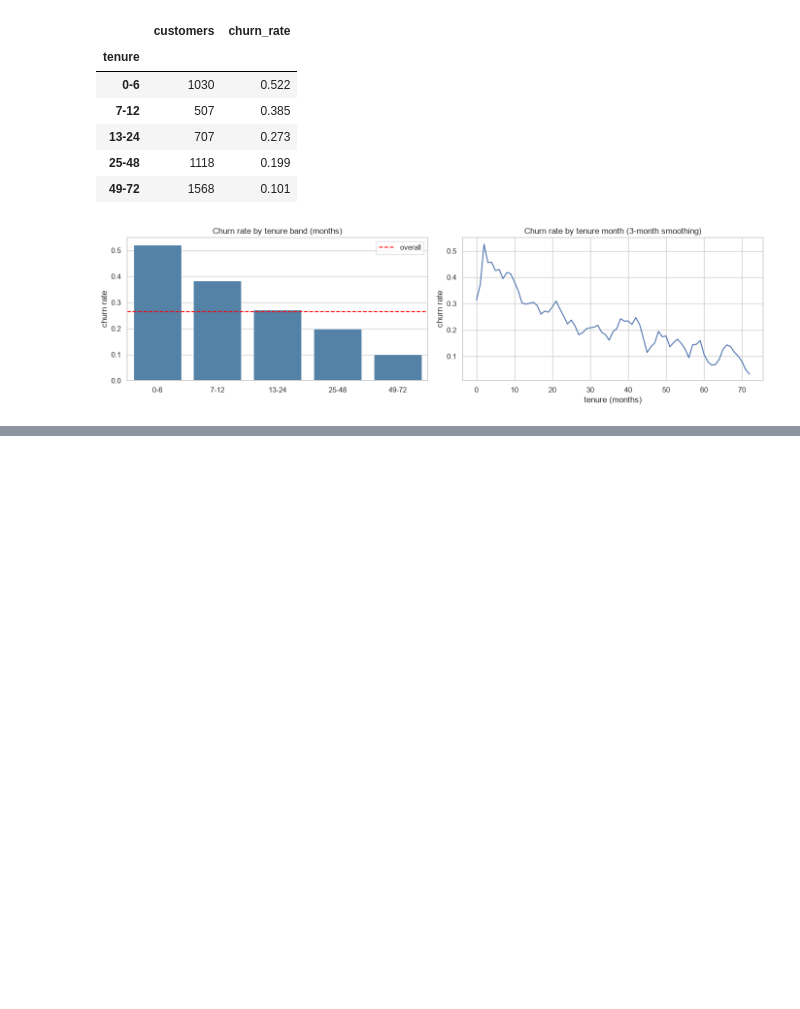
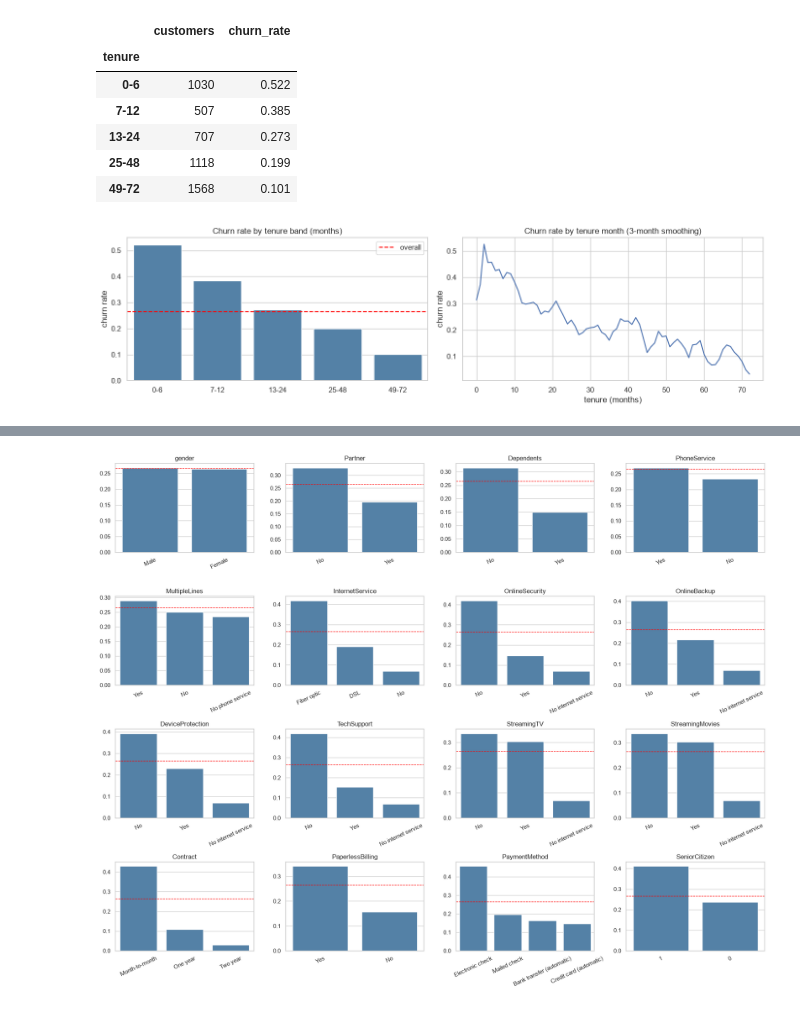
Before and after one commit to ayour2a/churn_prediction_mle, a Jupyter notebook: notebooks/01_EDA_cleaning.ipynb, the cells around one changed output, grey strips where cells are left out. Saved outputs shown, nothing was run; the diff lists cells and outputs as text; code cells hidden in the pictures; blank space fills up the shorter version.

```diff
--- a/notebooks/01_EDA_cleaning.ipynb
+++ b/notebooks/01_EDA_cleaning.ipynb
@@ -411,0 +418,17 @@ plt.show()
+# %%
+cat_cols = [
+    c for c in train_df.select_dtypes(exclude="number").columns
+    if c != "customerID"
+] + ["SeniorCitizen"]
+
+
+def churn_rate_by(col, df=train_df):
+    table = df.groupby(col, observed=True)["Churn"].agg(
+        customers="count",
+        churn_rate="mean"
+    )
+    table["share_of_customers"] = table["customers"] / len(df)
+    return table.sort_values("churn_rate", ascending=False)
+
+
+churn_rate_by("Contract")
@@ -411,0 +441,26 @@ plt.show()
+# %%
+n_cols = 4
+n_rows = int(np.ceil(len(cat_cols) / n_cols))
+fig, axes = plt.subplots(n_rows, n_cols, figsize=(18, 3.6 * n_rows))
+axes = axes.ravel()
+
+for ax, col in zip(axes, cat_cols):
+    table = churn_rate_by(col)
+    sns.barplot(
+        x=table.index.astype(str).tolist(),
+        y=table["churn_rate"].values,
+        color="steelblue",
+        ax=ax
+    )
+    ax.axhline(base_rate, ls="--", color="red", lw=1)
+    ax.set_title(col)
+    ax.set_xlabel("")
+    ax.tick_params(axis="x", rotation=25)
+
+for ax in axes[len(cat_cols):]:
+    ax.set_visible(False)
+
+plt.tight_layout()
+plt.show()
+# %% [output]
+[figure, added]
```
Also changed, not shown: parts of 19 cells of this notebook.
